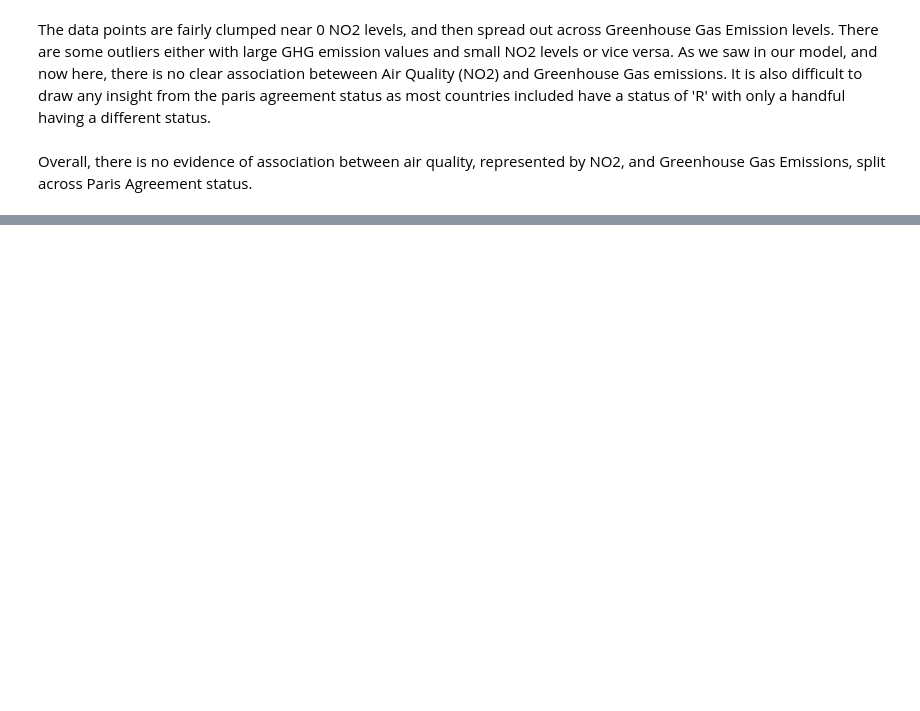
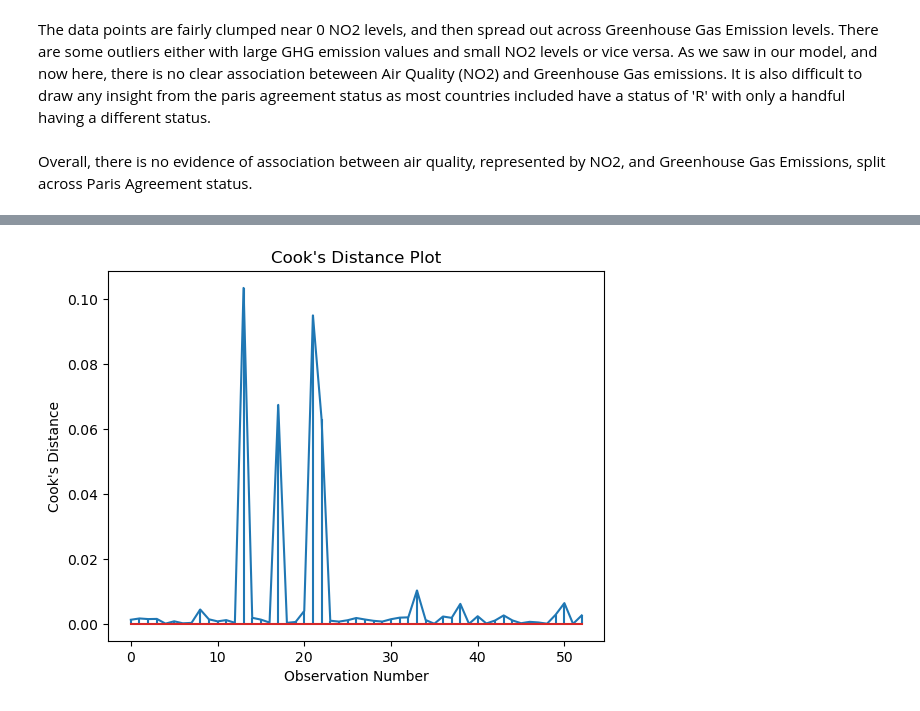
Before and after one commit to jjadeb/CPSC368_Insert_Statements, a Jupyter notebook: analyses/AirPollutionAnalysis.ipynb, the cells around one changed output, grey strips where cells are left out. Saved outputs shown, nothing was run; the diff lists cells and outputs as text; code cells hidden in the pictures; blank space fills up the shorter version.

```diff
--- a/analyses/AirPollutionAnalysis.ipynb
+++ b/analyses/AirPollutionAnalysis.ipynb
@@ -131,0 +189,13 @@ Overall, there is no evidence of association between air quality, represented by
+# %%
+# Checking for influential points in the data
+influential_pts = result.get_influence()
+cook_values = influential_pts.cooks_distance[0]
+
+# Cook's distance plot
+plt.stem(range(len(cook_values)), cook_values, markerfmt = '-')
+plt.xlabel('Observation Number')
+plt.ylabel("Cook's Distance")
+plt.title("Cook's Distance Plot")
+plt.show()
+# %% [output]
+[figure, added]
```
Also changed, not shown: parts of 13 cells of this notebook.
